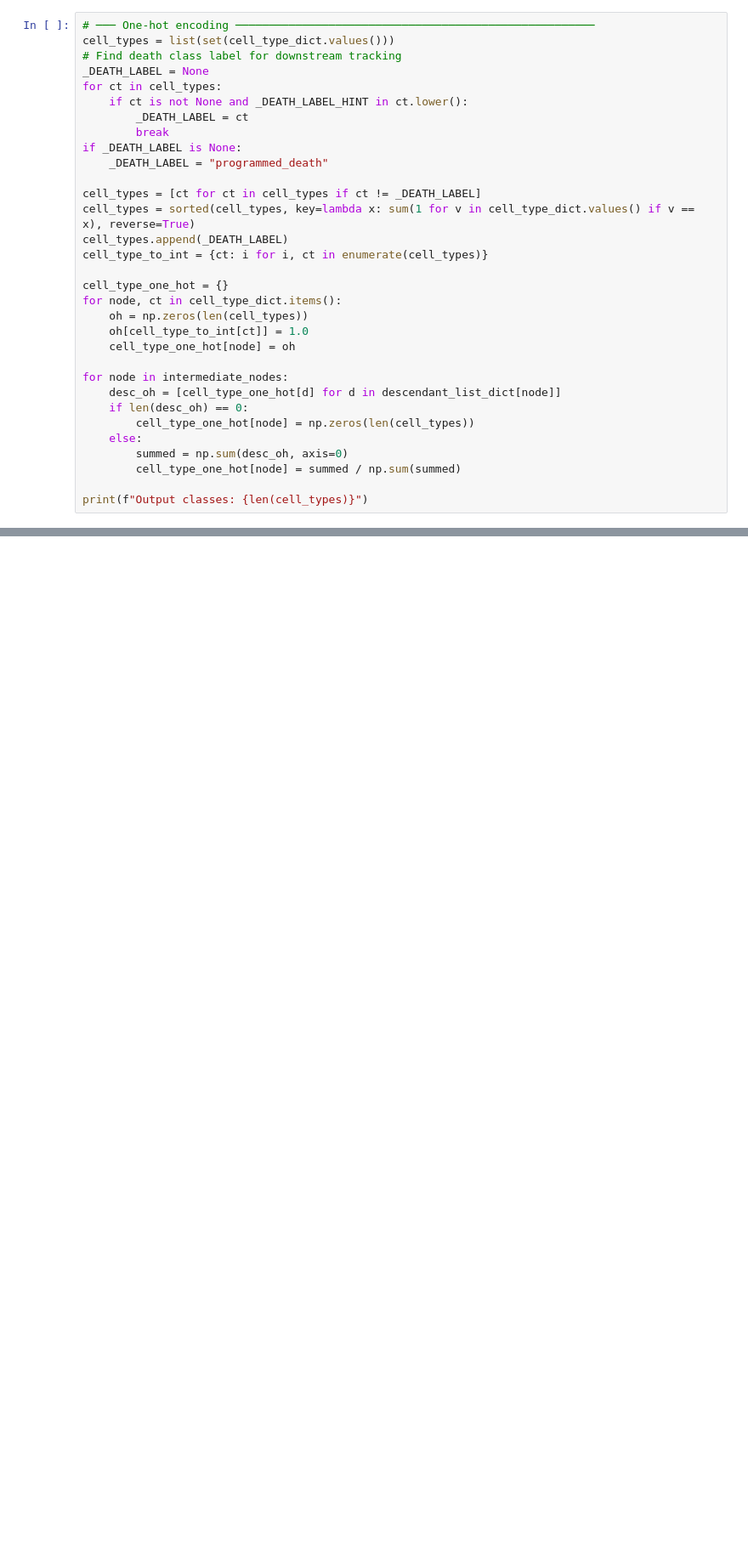
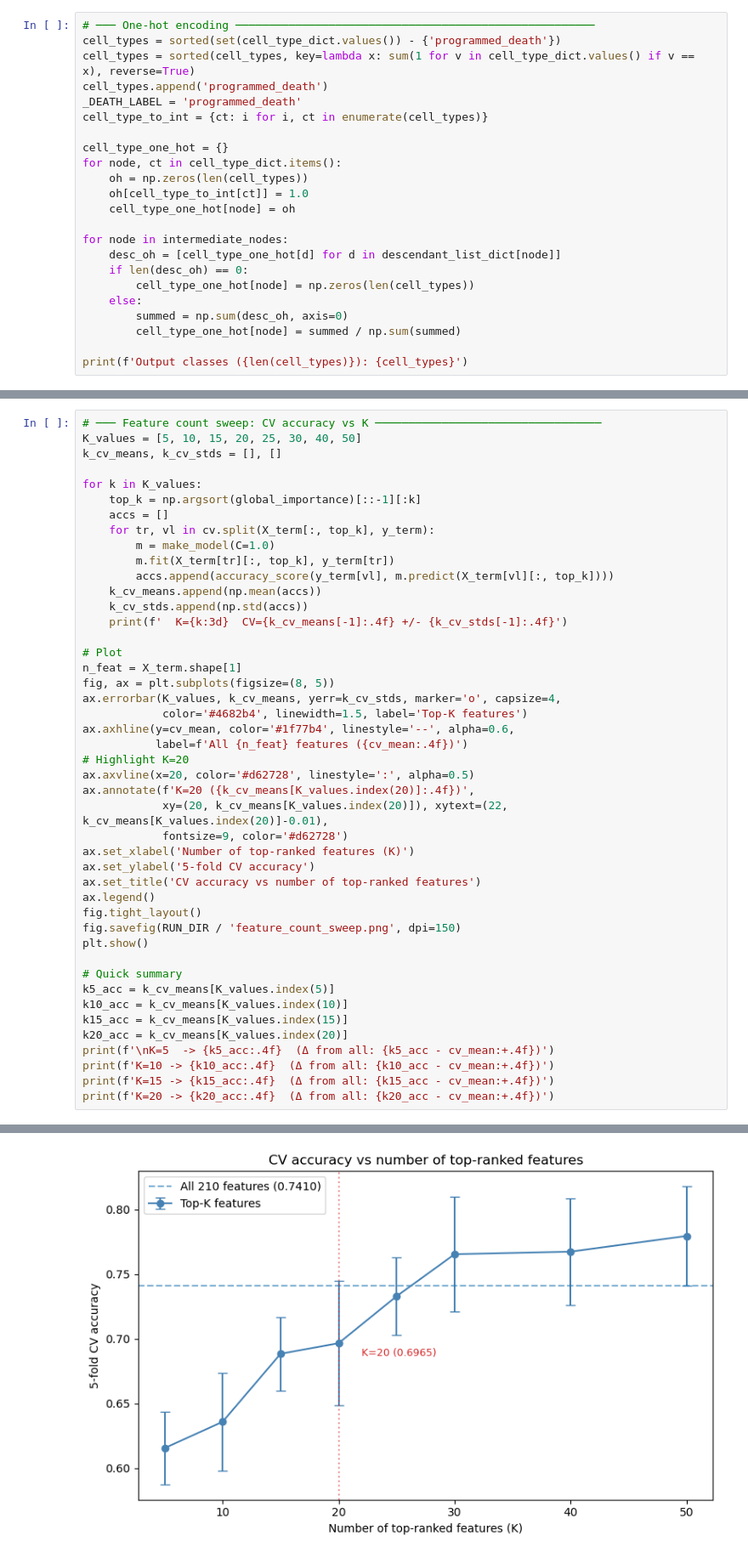
Before and after one commit to IcyFermion/embryogenesis, a Jupyter notebook: expression_embedding/elegans_protein_linear_baseline.ipynb, the cells around one changed output, grey strips where cells are left out. Shown at 85% size. Drawn from its saved outputs; the diff is of its cells as text; blank space fills up the shorter version.

```diff
--- a/expression_embedding/elegans_protein_linear_baseline.ipynb
+++ b/expression_embedding/elegans_protein_linear_baseline.ipynb
@@ -141,18 +172,9 @@ Original: 18 cell types
 # %%
 # ─── One-hot encoding ──────────────────────────────────────────────────────
-cell_types = list(set(cell_type_dict.values()))
-# Find death class label for downstream tracking
-_DEATH_LABEL = None
-for ct in cell_types:
-    if ct is not None and _DEATH_LABEL_HINT in ct.lower():
-        _DEATH_LABEL = ct
-        break
-if _DEATH_LABEL is None:
-    _DEATH_LABEL = "programmed_death"
-
-cell_types = [ct for ct in cell_types if ct != _DEATH_LABEL]
+cell_types = sorted(set(cell_type_dict.values()) - {'programmed_death'})
 cell_types = sorted(cell_types, key=lambda x: sum(1 for v in cell_type_dict.values() if v == x), reverse=True)
-cell_types.append(_DEATH_LABEL)
+cell_types.append('programmed_death')
+_DEATH_LABEL = 'programmed_death'
 cell_type_to_int = {ct: i for i, ct in enumerate(cell_types)}
 
 cell_type_one_hot = {}
@@ -169,5 +191,5 @@ for node in intermediate_nodes:
         summed = np.sum(desc_oh, axis=0)
         cell_type_one_hot[node] = summed / np.sum(summed)
 
-print(f"Output classes: {len(cell_types)}")
+print(f'Output classes ({len(cell_types)}): {cell_types}')
 # %% [output]
@@ -587,0 +429,46 @@ Interpretation: the top-20 selected features DO significantly separate same-type
+# %%
+# ─── Feature count sweep: CV accuracy vs K ──────────────────────────────────
+K_values = [5, 10, 15, 20, 25, 30, 40, 50]
+k_cv_means, k_cv_stds = [], []
+
+for k in K_values:
+    top_k = np.argsort(global_importance)[::-1][:k]
+    accs = []
+    for tr, vl in cv.split(X_term[:, top_k], y_term):
+        m = make_model(C=1.0)
+        m.fit(X_term[tr][:, top_k], y_term[tr])
+        accs.append(accuracy_score(y_term[vl], m.predict(X_term[vl][:, top_k])))
+    k_cv_means.append(np.mean(accs))
+    k_cv_stds.append(np.std(accs))
+    print(f'  K={k:3d}  CV={k_cv_means[-1]:.4f} +/- {k_cv_stds[-1]:.4f}')
+
+# Plot
+n_feat = X_term.shape[1]
+fig, ax = plt.subplots(figsize=(8, 5))
+ax.errorbar(K_values, k_cv_means, yerr=k_cv_stds, marker='o', capsize=4,
+            color='#4682b4', linewidth=1.5, label='Top-K features')
+ax.axhline(y=cv_mean, color='#1f77b4', linestyle='--', alpha=0.6,
+           label=f'All {n_feat} features ({cv_mean:.4f})')
+# Highlight K=20
+ax.axvline(x=20, color='#d62728', linestyle=':', alpha=0.5)
+ax.annotate(f'K=20 ({k_cv_means[K_values.index(20)]:.4f})',
+            xy=(20, k_cv_means[K_values.index(20)]), xytext=(22, k_cv_means[K_values.index(20)]-0.01),
+            fontsize=9, color='#d62728')
+ax.set_xlabel('Number of top-ranked features (K)')
+ax.set_ylabel('5-fold CV accuracy')
+ax.set_title('CV accuracy vs number of top-ranked features')
+ax.legend()
+fig.tight_layout()
+fig.savefig(RUN_DIR / 'feature_count_sweep.png', dpi=150)
+plt.show()
+
+# Quick summary
+k5_acc = k_cv_means[K_values.index(5)]
+k10_acc = k_cv_means[K_values.index(10)]
+k15_acc = k_cv_means[K_values.index(15)]
+k20_acc = k_cv_means[K_values.index(20)]
+print(f'\nK=5  -> {k5_acc:.4f}  (Δ from all: {k5_acc - cv_mean:+.4f})')
+print(f'K=10 -> {k10_acc:.4f}  (Δ from all: {k10_acc - cv_mean:+.4f})')
+print(f'K=15 -> {k15_acc:.4f}  (Δ from all: {k15_acc - cv_mean:+.4f})')
+print(f'K=20 -> {k20_acc:.4f}  (Δ from all: {k20_acc - cv_mean:+.4f})')
+# %% [output]
@@ -587,0 +483 @@ Interpretation: the top-20 selected features DO significantly separate same-type
+[figure, added]
```
Also changed, not shown: parts of 35 cells of this notebook, 3 other files.
